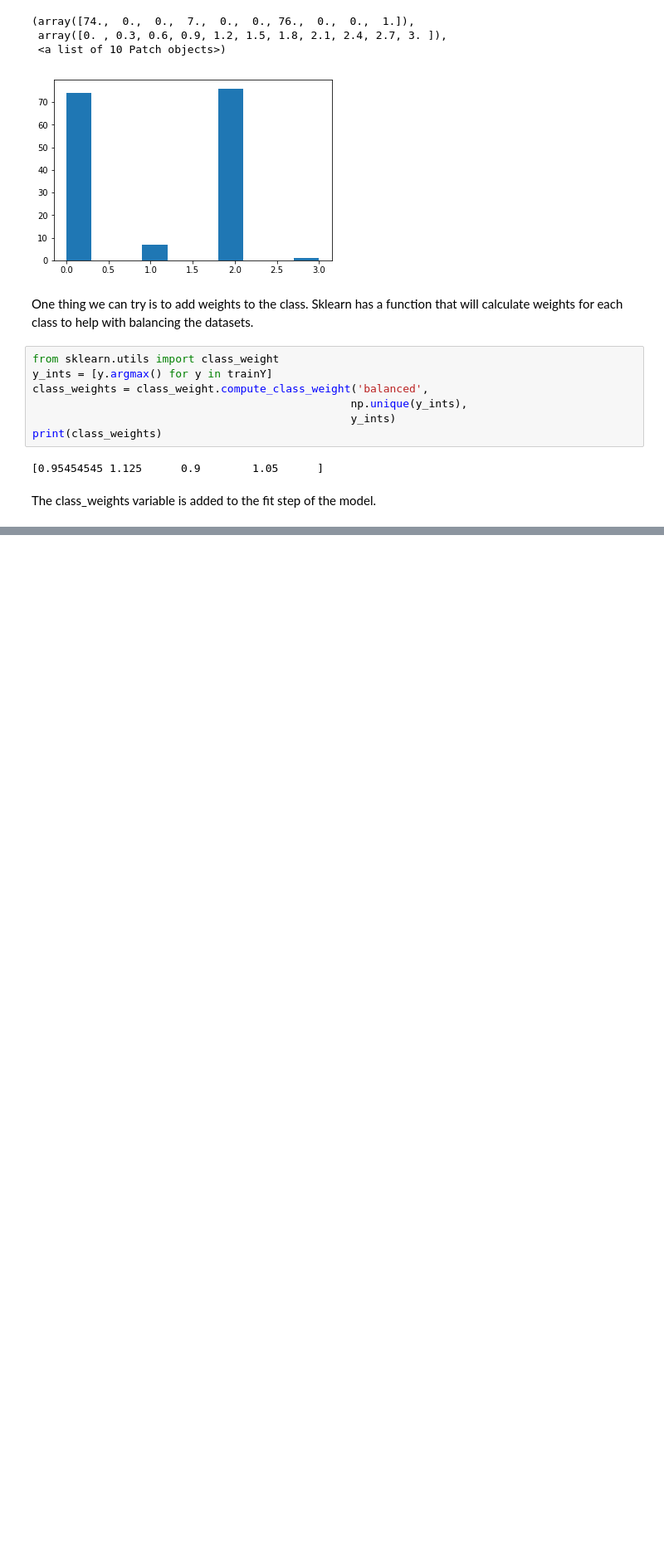
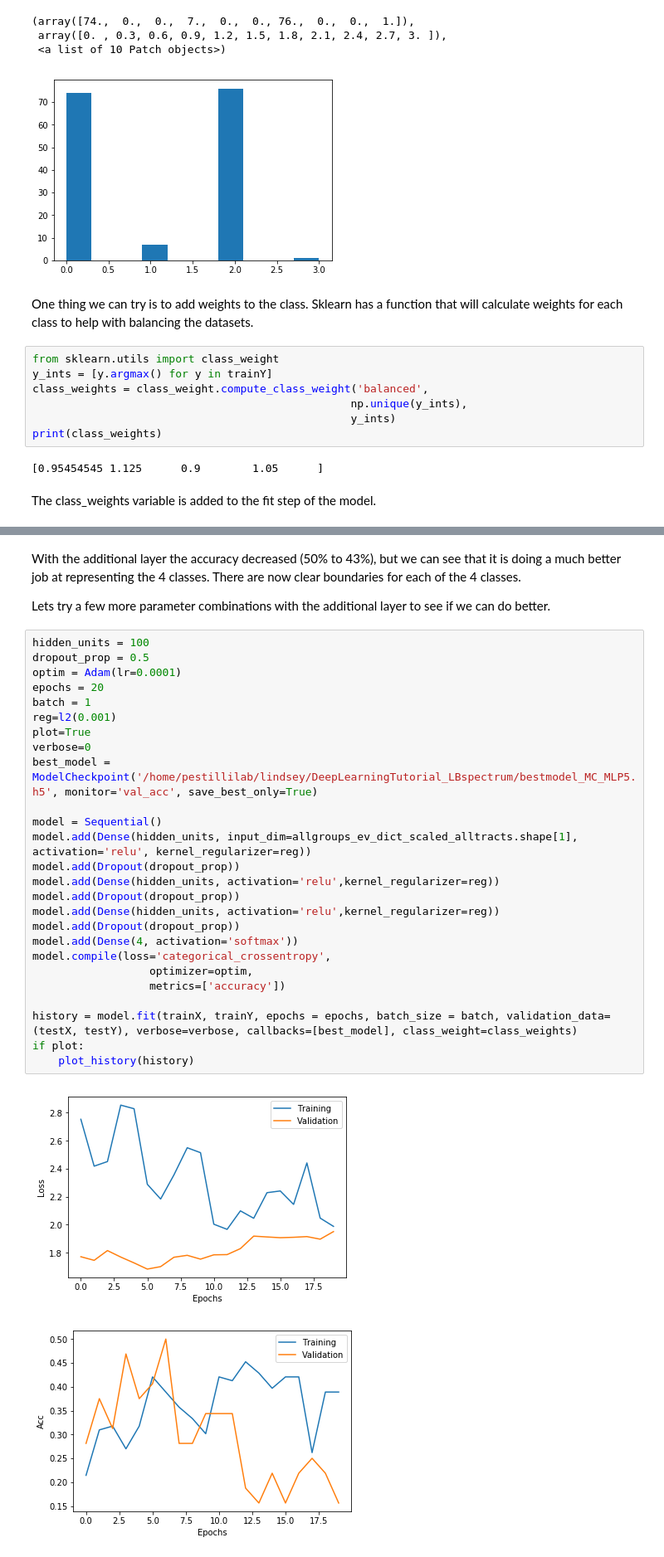
Before and after one commit to kitchell/DeepLearningTutorial_LBspectrum, a Jupyter notebook: Multi-Class Classification MLP.ipynb, the cells around one changed output, grey strips where cells are left out. Shown at 83% size. Saved outputs shown, nothing was run; the diff lists cells and outputs as text; blank space fills up the shorter version.

```diff
--- a/Multi-Class Classification MLP.ipynb
+++ b/Multi-Class Classification MLP.ipynb
@@ -555,0 +558,33 @@ With the additional layer the accuracy improved and we were able to reach 50% co
+# %% [markdown]
+With the additional layer the accuracy decreased (50% to 43%), but we can see that it is doing a much better job at representing the 4 classes. There are now clear boundaries for each of the 4 classes.
+
+Lets try a few more parameter combinations with the additional layer to see if we can do better.
+# %%
+hidden_units = 100
+dropout_prop = 0.5
+optim = Adam(lr=0.0001)
+epochs = 20
+batch = 1
+reg=l2(0.001)
+plot=True
+verbose=0
+best_model = ModelCheckpoint('/home/pestillilab/lindsey/DeepLearningTutorial_LBspectrum/bestmodel_MC_MLP5.h5', monitor='val_acc', save_best_only=True)
+
+model = Sequential()
+model.add(Dense(hidden_units, input_dim=allgroups_ev_dict_scaled_alltracts.shape[1], activation='relu', kernel_regularizer=reg))
+model.add(Dropout(dropout_prop))
+model.add(Dense(hidden_units, activation='relu',kernel_regularizer=reg))
+model.add(Dropout(dropout_prop))
+model.add(Dense(hidden_units, activation='relu',kernel_regularizer=reg))
+model.add(Dropout(dropout_prop))
+model.add(Dense(4, activation='softmax'))
+model.compile(loss='categorical_crossentropy',
+                  optimizer=optim,
+                  metrics=['accuracy'])
+
+history = model.fit(trainX, trainY, epochs = epochs, batch_size = batch, validation_data=(testX, testY), verbose=verbose, callbacks=[best_model], class_weight=class_weights)
+if plot:
+    plot_history(history)
+# %% [output]
+[figure, added]
+[figure, added]
```
Also changed, not shown: parts of 26 cells of this notebook.
